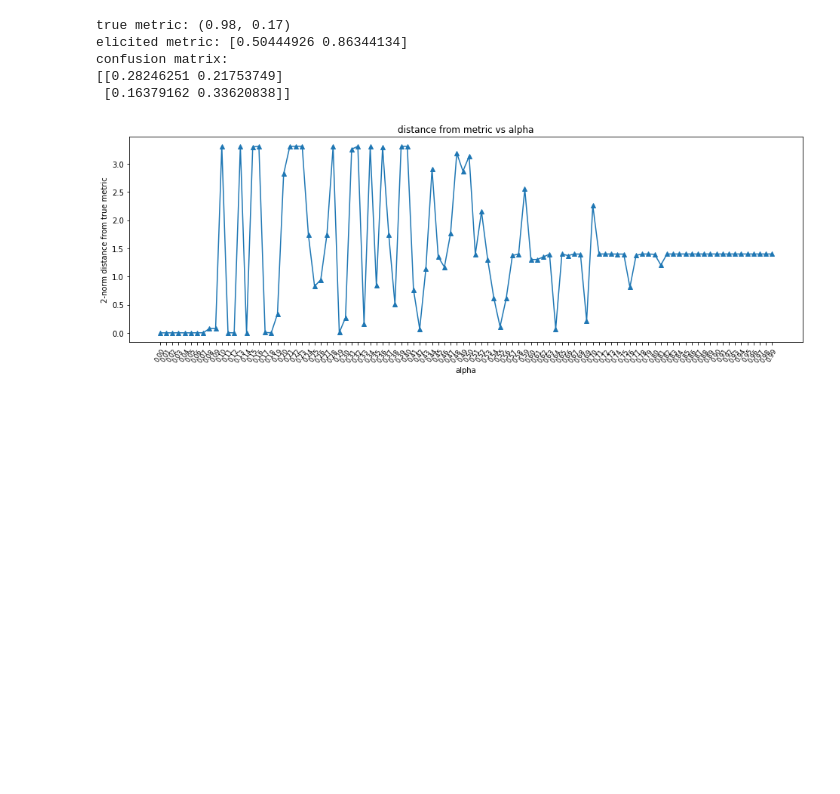
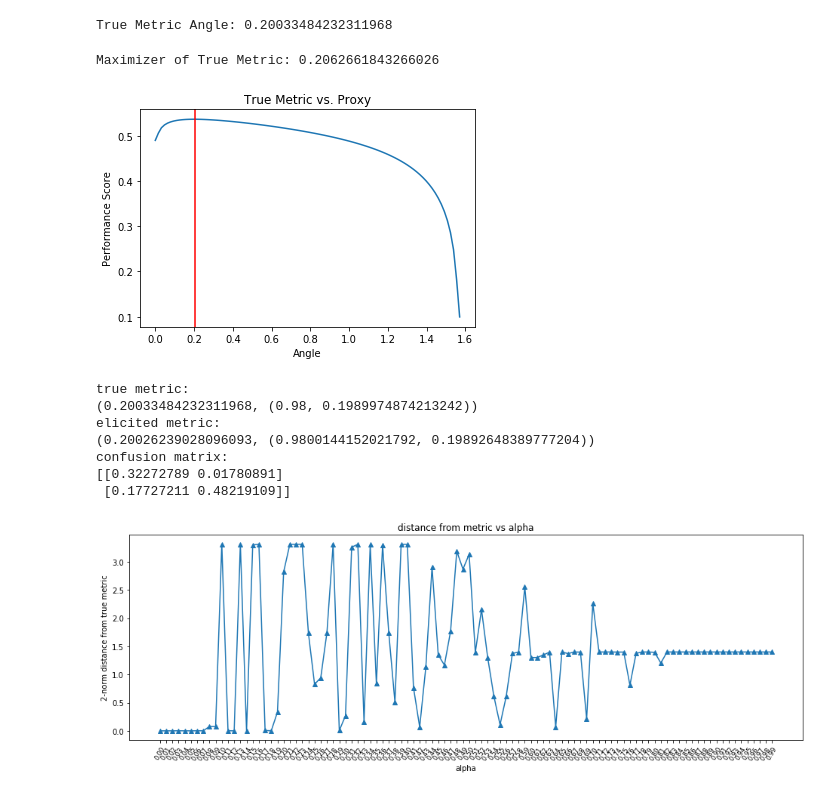
Before and after one commit to zrobertson466920/Probabalistic_Bisection, a Jupyter notebook: Binary_Search_reproduce.ipynb, the cells around one changed output. Drawn from its saved outputs; the diff is of its cells as text; code cells hidden in the pictures; blank space fills up the shorter version.

```diff
--- a/Binary_Search_reproduce.ipynb
+++ b/Binary_Search_reproduce.ipynb
@@ -146,3 +138,31 @@ locals()
+# %%
+# true metric
+m_star = (-0.94,-np.sqrt(1-0.94**2)) #200 degree
+m_star = (0.98,np.sqrt(1-0.98**2)) #11.47 degree
+
+t_true = np.arccos(m_star[0])
+if t_true > np.pi/2:
+    t_true = np.pi*2-t_true
+
+print("True Metric Angle: " + str(t_true))
+
+zeta = 0.5  # f_X /sim U(-1,1)
+# %% [output]
+True Metric Angle: 0.20033484232311968
+# %%
+theta = np.linspace(0,np.pi/2, 100)
+y = []
+for t in theta:
+    y.append(phi(t,t_true))
+plt.plot(theta,y)
+plt.xlabel("Angle")
+plt.ylabel("Performance Score")
+plt.title("True Metric vs. Proxy")
+plt.axvline(x = theta[np.argmax(y)], color = 'r')
+print("Maximizer of True Metric: " + str(theta[np.argmax(y)]))
+# %% [output]
+Maximizer of True Metric: 0.2062661843266026
+[figure, added]
 # %%
 # implements algorithm 1
 # analytical version
@@ -190,14 +210,16 @@ def max_quasiconcave_metric(eps, alpha):
 # %%
-m,C = max_quasiconcave_metric(1e-4, 0.)
-print("true metric: "+str(m_star))
-print("elicited metric: "+str(m))
+t_d, m,C = max_quasiconcave_metric(1e-5, 0.)
+print("true metric: \n"+str((t_true, m_star)))
+print("elicited metric: \n"+str((t_d, tuple(m))))
 print("confusion matrix: \n"+str(C))
 # %% [output]
-true metric: (0.98, 0.17)
-elicited metric: [0.50444926 0.86344134]
+true metric:
+(0.20033484232311968, (0.98, 0.1989974874213242))
+elicited metric:
+(0.20026239028096093, (0.9800144152021792, 0.19892648389777204))
 confusion matrix:
-[[0.28246251 0.21753749]
- [0.16379162 0.33620838]]
+[[0.32272789 0.01780891]
+ [0.17727211 0.48219109]]
 # %%
 re = []
 step = 0.01
```
Also changed, not shown: parts of 3 cells of this notebook.
